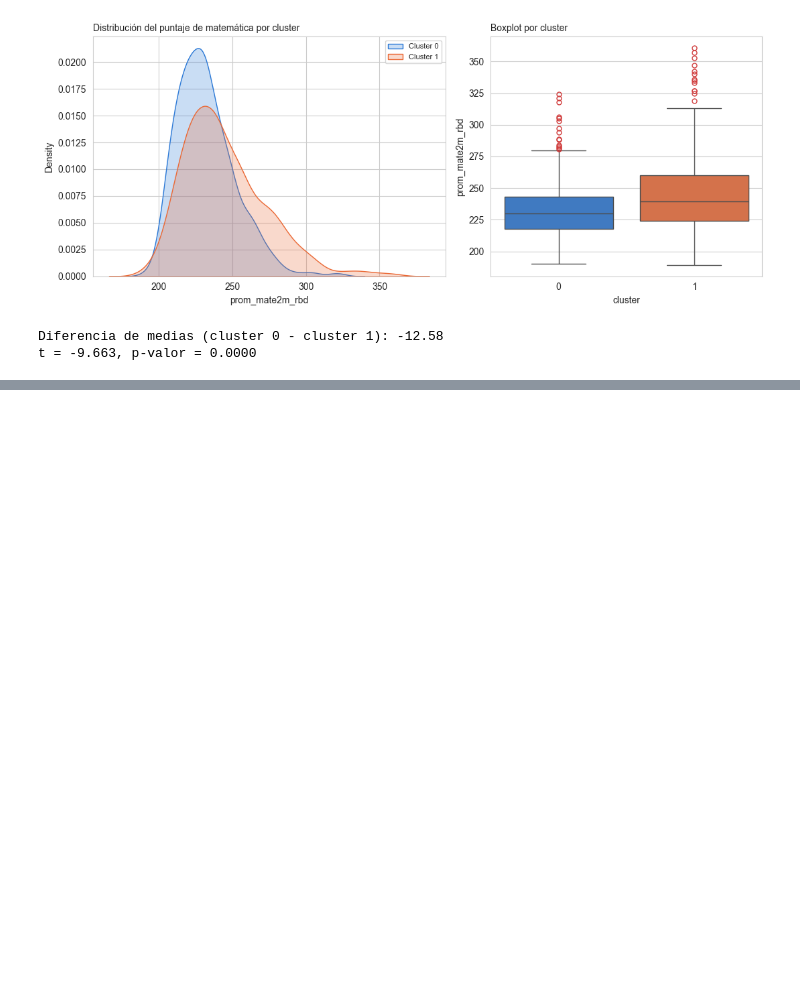
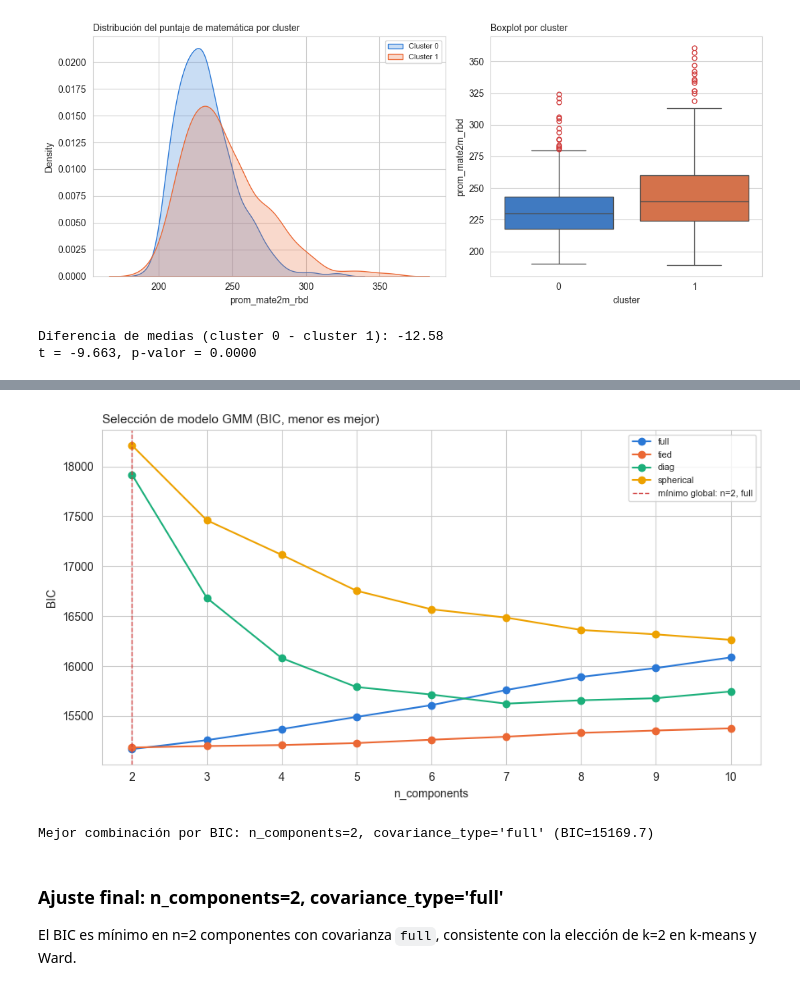
Before and after one commit to vcanalesg/dcc_taller_proyecto_g4, a Jupyter notebook: tarea_clustering.ipynb, the cells around one changed output, grey strips where cells are left out. Drawn from its saved outputs; the diff is of its cells as text; code cells hidden in the pictures; blank space fills up the shorter version.

```diff
--- a/tarea_clustering.ipynb
+++ b/tarea_clustering.ipynb
@@ -358,0 +543,21 @@ t = -9.663, p-valor = 0.0000
+# %%
+from sklearn.mixture import GaussianMixture
+
+n_range = range(2, 11)
+cov_types = ["full", "tied", "diag", "spherical"]
+
+resultados_gmm = []
+for cov_type in cov_types:
+    for n in n_range:
+        gm = GaussianMixture(n_components=n, covariance_type=cov_type, random_state=42, n_init=5)
+        gm.fit(X_scaled)
+        resultados_gmm.append({
+            "covariance_type": cov_type,
+            "n_components": n,
+            "bic": gm.bic(X_scaled),
+            "aic": gm.aic(X_scaled),
+        })
+
+bic_df = pd.DataFrame(resultados_gmm)
+bic_pivot = bic_df.pivot(index="n_components", columns="covariance_type", values="bic")
+bic_pivot.round(1)
@@ -358,0 +576,28 @@ t = -9.663, p-valor = 0.0000
+# %%
+fig, ax = plt.subplots(figsize=(9, 5))
+palette_cov = {"full": "#2a78d6", "tied": "#eb6834", "diag": "#1baf7a", "spherical": "#eda100"}
+
+for cov_type in cov_types:
+    sub = bic_df[bic_df["covariance_type"] == cov_type]
+    ax.plot(sub["n_components"], sub["bic"], marker="o", label=cov_type, color=palette_cov[cov_type])
+
+mejor = bic_df.loc[bic_df["bic"].idxmin()]
+ax.axvline(mejor["n_components"], color="#d03b3b", linestyle="--", linewidth=1,
+           label=f"mínimo global: n={int(mejor['n_components'])}, {mejor['covariance_type']}")
+
+ax.set_xlabel("n_components")
+ax.set_ylabel("BIC")
+ax.set_title("Selección de modelo GMM (BIC, menor es mejor)", fontsize=11, loc="left")
+ax.set_xticks(list(n_range))
+ax.legend(fontsize=8)
+plt.tight_layout()
+plt.show()
+
+print(f"Mejor combinación por BIC: n_components={int(mejor['n_components'])}, covariance_type='{mejor['covariance_type']}' (BIC={mejor['bic']:.1f})")
+# %% [output]
+[figure, added]
+Mejor combinación por BIC: n_components=2, covariance_type='full' (BIC=15169.7)
+# %% [markdown]
+### Ajuste final: n_components=2, covariance_type='full'
+
+El BIC es mínimo en n=2 componentes con covarianza `full`, consistente con la elección de k=2 en k-means y Ward.
```
Also changed, not shown: parts of 21 cells of this notebook.
